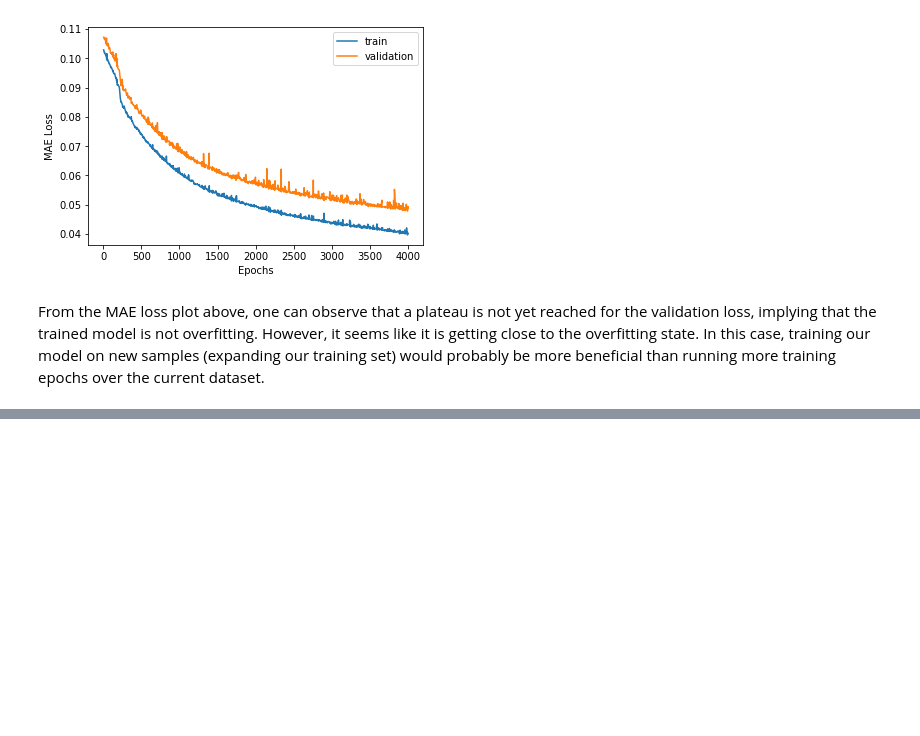
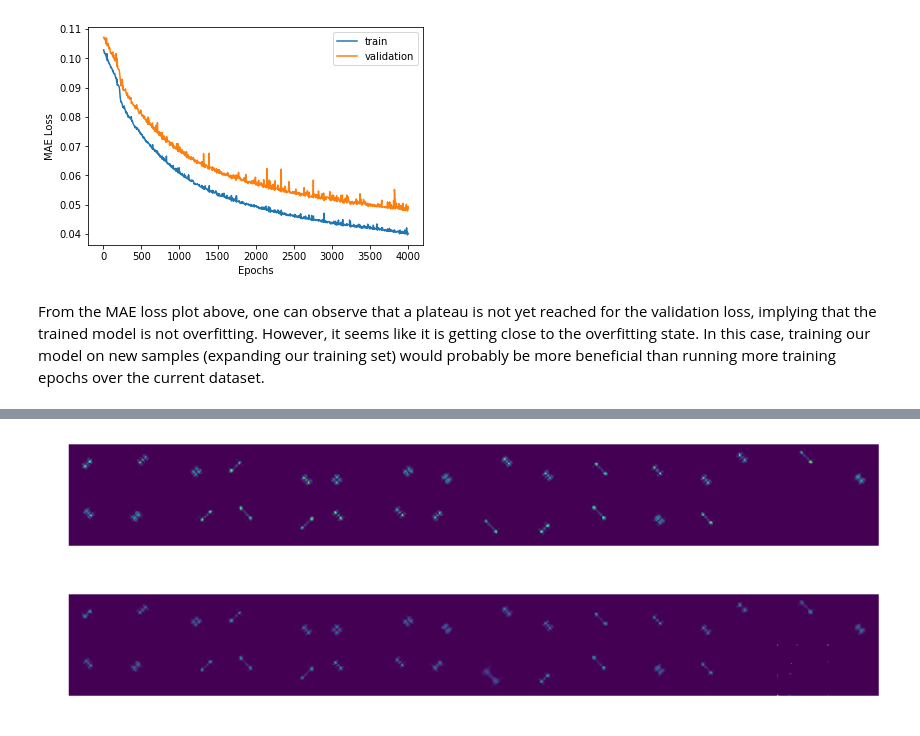
Before and after one commit to OrrAvrech/Alex_Orr_Project, a Jupyter notebook: NNflow/VizResults.ipynb, the cells around one changed output, grey strips where cells are left out. Saved outputs shown, nothing was run; the diff lists cells and outputs as text; code cells hidden in the pictures; blank space fills up the shorter version.

```diff
--- a/NNflow/VizResults.ipynb
+++ b/NNflow/VizResults.ipynb
@@ -332,0 +386,24 @@ From the MAE loss plot above, one can observe that a plateau is not yet reached
+# %%
+pred = activations[-1]
+labels = np.expand_dims(sample_y, axis=0)
+
+for layer in [labels, pred]:
+
+    for col in range(num_cols):
+        for row in range(images_per_row):
+            channel = layer[0, :, :, col * images_per_row + row]
+            channel -= channel.mean()
+            channel /= channel.std()
+            channel = np.clip(channel, 0, 255).astype('uint8')
+            display_grid[col * size : (col + 1) * size,
+                         row * size : (row + 1) * size] = channel
+
+    scale = 1. / size
+    plt.figure(figsize=(scale * display_grid.shape[1],
+                        scale * display_grid.shape[0]))
+    plt.grid(False)
+    plt.imshow(display_grid)
+    plt.axis('off')
+# %% [output]
+[figure, added]
+[figure, added]
```
Also changed, not shown: parts of 7 cells of this notebook, 4 other files.
